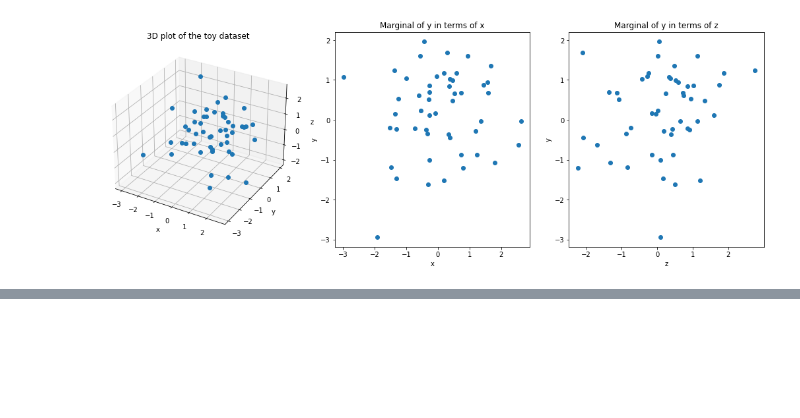
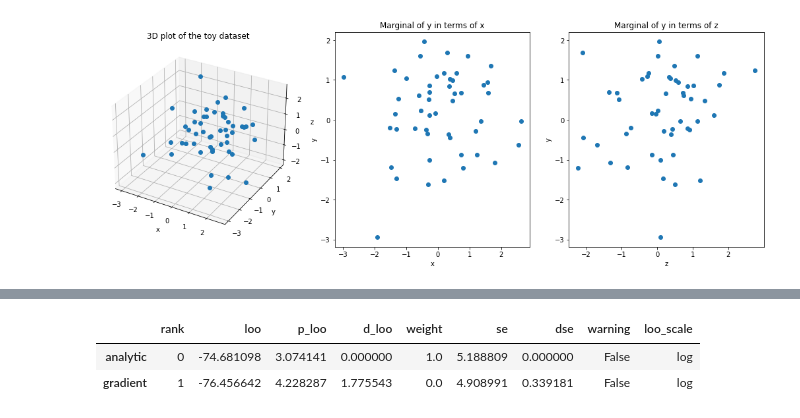
Before and after one commit to bambinos/kulprit, a Jupyter notebook: notebooks/01-ym-prototype-workflow.ipynb, the cells around one changed output, grey strips where cells are left out. Drawn from its saved outputs; the diff is of its cells as text; code cells hidden in the pictures; blank space fills up the shorter version.

Commit message:
add comparison between analytic and stochastic projections to prototype workflow

```diff
--- a/notebooks/01-ym-prototype-workflow.ipynb
+++ b/notebooks/01-ym-prototype-workflow.ipynb
@@ -76,0 +77,8 @@ az.compare(dict(full=idata, sub=sub_model.idata))
+# %%
+# project with gradient descent and compare to analytic solution
+analytic_sub_model = ref_model.project(terms=["x"], method="gradient")
+az.compare(dict(analytic=sub_model.idata, gradient=analytic_sub_model.idata))
+# %% [output]
+|  | rank | loo | p_loo | d_loo | weight | se | dse | warning | loo_scale |
+| analytic | 0 | -74.681098 | 3.074141 | 0.000000 | 1.0 | 5.188809 | 0.000000 | False | log |
+| gradient | 1 | -76.456642 | 4.228287 | 1.775543 | 0.0 | 4.908991 | 0.339181 | False | log |
```
Also changed, not shown: parts of 4 cells of this notebook.
